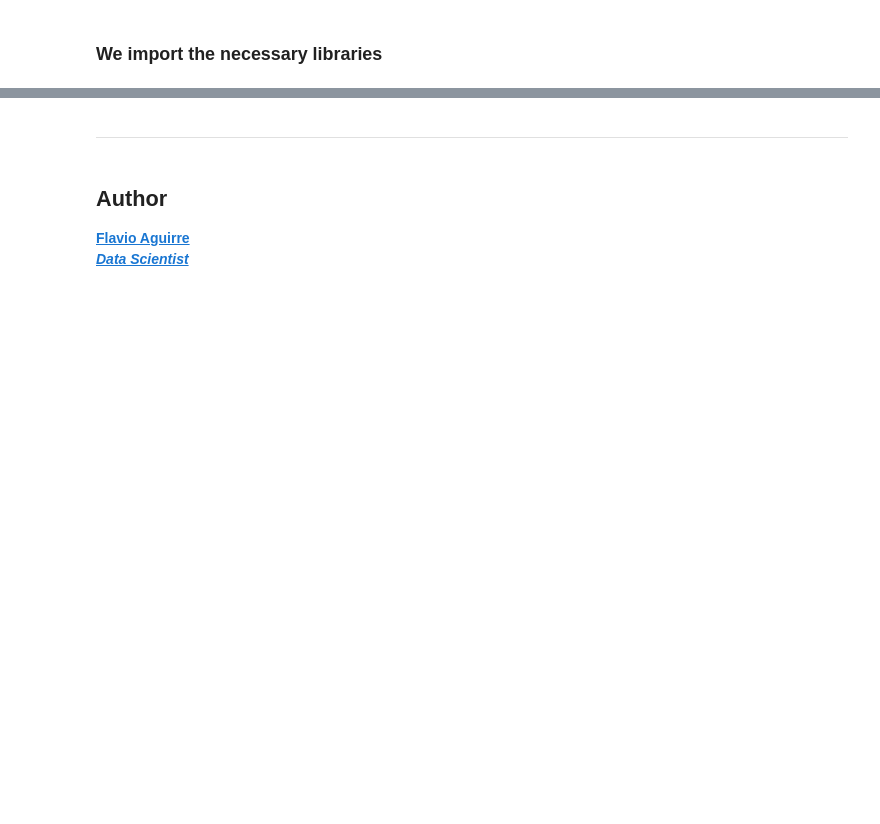
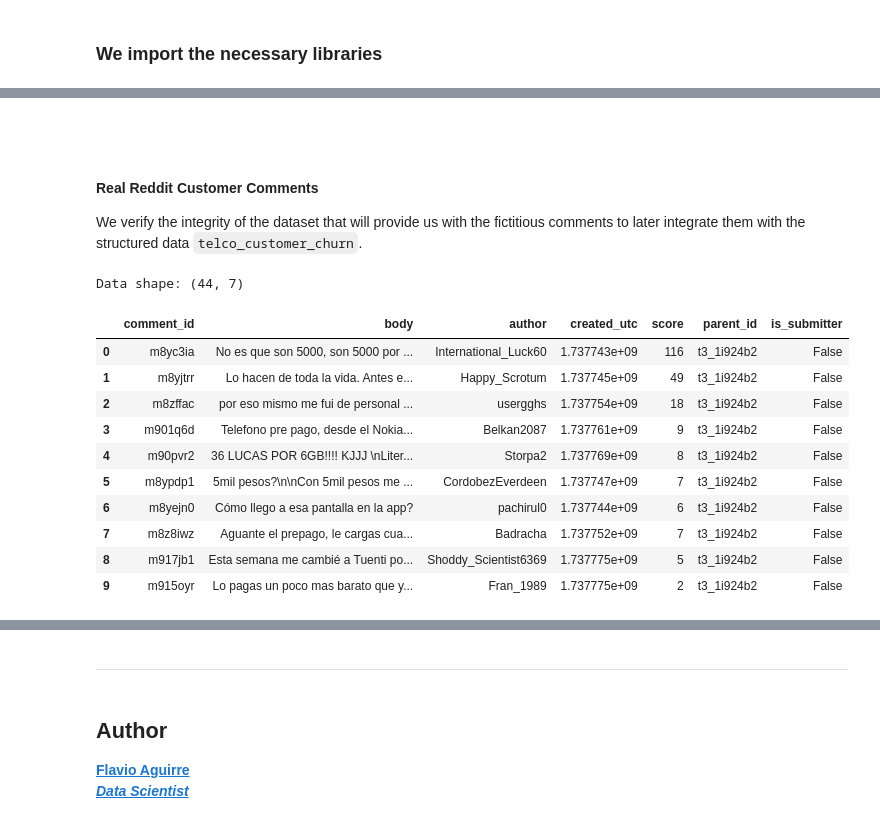
Before and after one commit to flavioaguirre/byebye-predictor, a Jupyter notebook: notebooks/01_data_acquisition.ipynb, the cells around one changed output, grey strips where cells are left out. Drawn from its saved outputs; the diff is of its cells as text; code cells hidden in the pictures; blank space fills up the shorter version.

```diff
--- a/notebooks/01_data_acquisition.ipynb
+++ b/notebooks/01_data_acquisition.ipynb
@@ -172,0 +119,22 @@ Comments saved to ../data/raw/comments_movistar.csv with shape (44, 7)
+# %% [markdown]
+<br>
+# %% [markdown]
+#### Real Reddit Customer Comments
+
+We verify the integrity of the dataset that will provide us with the fictitious comments to later integrate them with the structured data ``telco_customer_churn``.
+# %%
+print(f"Data shape: {reddit_comments.shape}")
+preview_df(reddit_comments, 10)
+# %% [output]
+Data shape: (44, 7)
+|  | comment_id | body | author | created_utc | score | parent_id | is_submitter |
+| 0 | m8yc3ia | No es que son 5000, son 5000 por ... | International_Luck60 | 1.737743e+09 | 116 | t3_1i924b2 | False |
+| 1 | m8yjtrr | Lo hacen de toda la vida. Antes e... | Happy_Scrotum | 1.737745e+09 | 49 | t3_1i924b2 | False |
+| 2 | m8zffac | por eso mismo me fui de personal ... | usergghs | 1.737754e+09 | 18 | t3_1i924b2 | False |
+| 3 | m901q6d | Telefono pre pago, desde el Nokia... | Belkan2087 | 1.737761e+09 | 9 | t3_1i924b2 | False |
+| 4 | m90pvr2 | 36 LUCAS POR 6GB!!!! KJJJ \nLiter... | Storpa2 | 1.737769e+09 | 8 | t3_1i924b2 | False |
+| 5 | m8ypdp1 | 5mil pesos?\n\nCon 5mil pesos me ... | CordobezEverdeen | 1.737747e+09 | 7 | t3_1i924b2 | False |
+| 6 | m8yejn0 | Cómo llego a esa pantalla en la app? | pachirul0 | 1.737744e+09 | 6 | t3_1i924b2 | False |
+| 7 | m8z8iwz | Aguante el prepago, le cargas cua... | Badracha | 1.737752e+09 | 7 | t3_1i924b2 | False |
+| 8 | m917jb1 | Esta semana me cambié a Tuenti po... | Shoddy_Scientist6369 | 1.737775e+09 | 5 | t3_1i924b2 | False |
+| 9 | m915oyr | Lo pagas un poco mas barato que y... | Fran_1989 | 1.737775e+09 | 2 | t3_1i924b2 | False |
```
Also changed, not shown: parts of 35 cells of this notebook, 10 other files.
